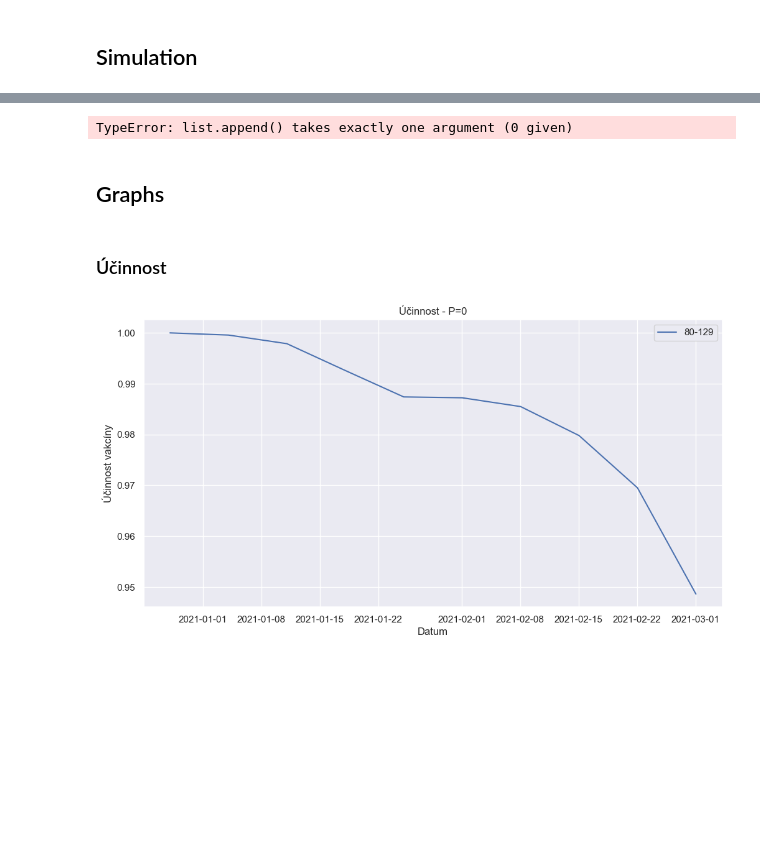
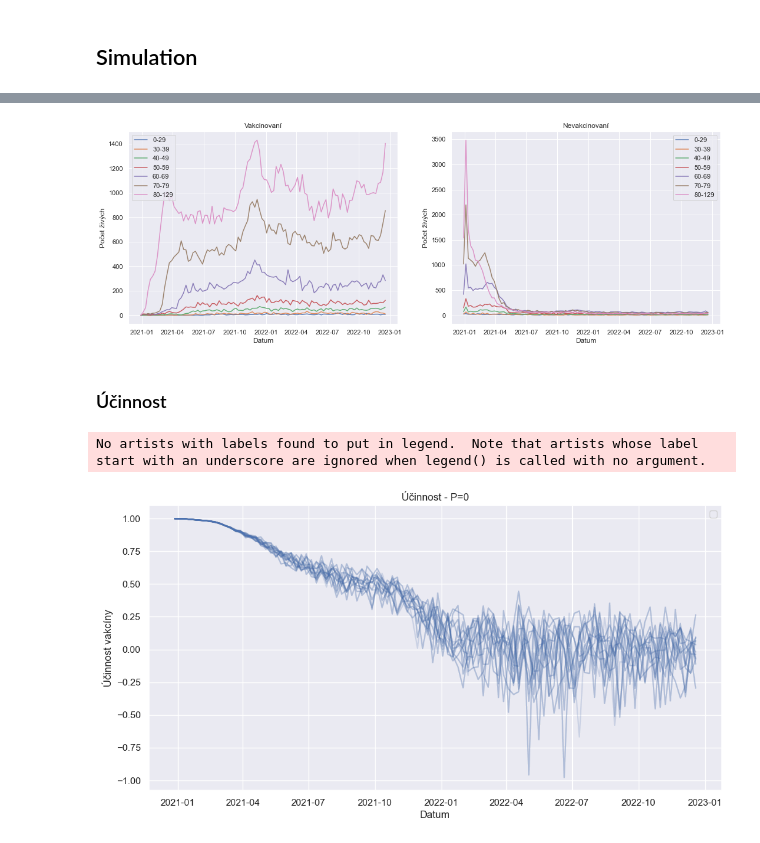
Before and after one commit to PalackyUniversity/nobel-model, a Jupyter notebook: main_stochastic.ipynb, the cells around one changed output, grey strips where cells are left out. Cells and saved outputs as stored; diff of their text form; code cells hidden in the pictures; blank space fills up the shorter version.

Commit message:
fix: alive count

```diff
--- a/main_stochastic.ipynb
+++ b/main_stochastic.ipynb
@@ -171,2 +178,4 @@ def run(p):
 # %% [markdown]
 ## Simulation
+# %%
+p = run(0)
@@ -173,20 +210,40 @@ def run(p):
+# %%
+fig, (al, ar) = plt.subplots(1, 2, figsize=(18, 6))
+
+for x, y11, y12, y21, y22, errored, removed in [p]:
+    for age in list(y.keys()):
+        al.plot(x[age], y11[age], alpha=0.9, label=age)
+        ar.plot(x[age], y21[age], alpha=0.9, label=age)
+
+al.set_xlabel("Datum")
+ar.set_xlabel("Datum")
+
+al.set_ylabel("Počet živých")
+ar.set_ylabel("Počet živých")
+
+al.set_title("Vakcinovaní")
+ar.set_title("Nevakcinovaní")
+
+al.legend();
+ar.legend();
+# %% [output]
+[figure, added]
 # %%
-data = process_map(run, [0] * 100, max_workers=os.cpu_count())
+# data = process_map(run, [0] * 100, max_workers=os.cpu_count())
-# %% [output]
-TypeError: list.append() takes exactly one argument (0 given)
-# %% [markdown]
-## Graphs
 # %% [markdown]
 ### Účinnost
 # %%
 plt.figure(figsize=(12, 6))
-for age in list(y.keys())[-1:]:
-    plt.plot(x[age], y[age], label=age)
+
+for x, y, _, _ in data2:
+    for age in list(y.keys())[-1:]:
+        plt.plot(x[age], y[age], color="b", alpha=0.05)#, label=age)
 
 plt.ylabel("Účinnost vakcíny")
 plt.xlabel("Datum")
 plt.title(f"Účinnost - {P=}")
 plt.legend()
 plt.savefig(f"result/P_{P}_efficacy.png");
 # %% [output]
+No artists with labels found to put in legend.  Note that artists whose label start with an underscore are ignored when legend() is called with no argument.
-[figure, old version]
+[figure, new version]
```
Also changed, not shown: parts of 5 cells of this notebook.
